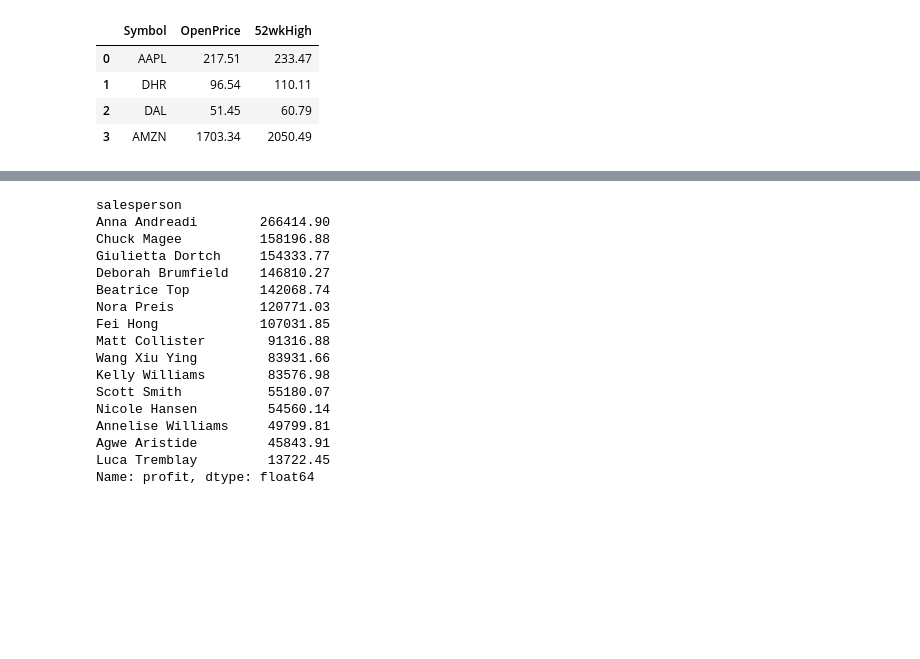
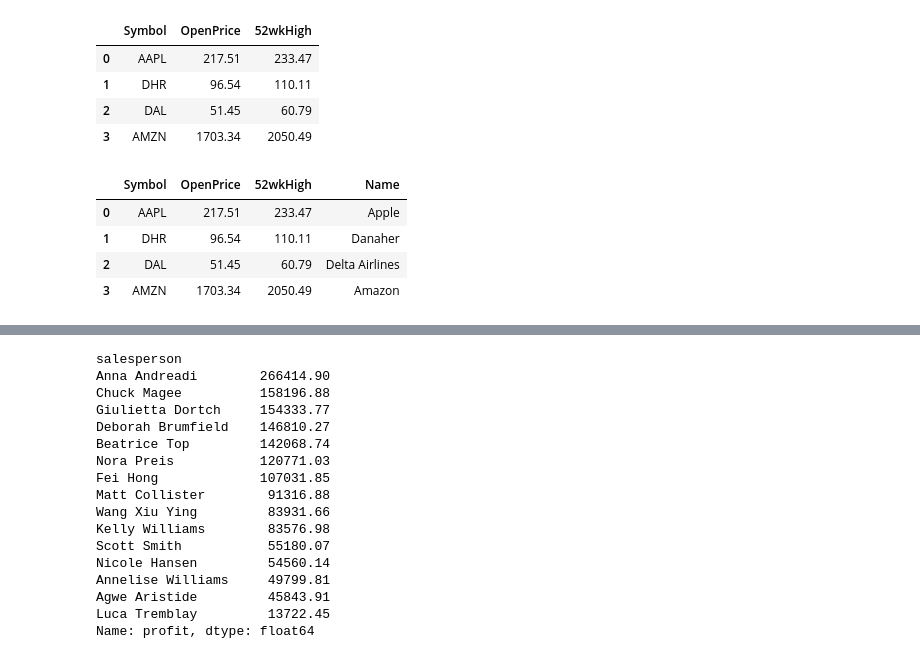
Before and after one commit to GanaElansary/labs_projects, a Jupyter notebook: labs/aggregate/Exercises/3.9.E1 Exercise-Aggregate-and-Combine-pandas-v2.ipynb, the cells around one changed output, grey strips where cells are left out. Saved outputs shown, nothing was run; the diff lists cells and outputs as text; code cells hidden in the pictures; blank space fills up the shorter version.

```diff
--- a/labs/aggregate/Exercises/3.9.E1 Exercise-Aggregate-and-Combine-pandas-v2.ipynb
+++ b/labs/aggregate/Exercises/3.9.E1 Exercise-Aggregate-and-Combine-pandas-v2.ipynb
@@ -83,10 +117,19 @@ combined.head()
 # %%
 # A. Join the stockname dataframe to our combined result and print the result
 stockname = pd.DataFrame({'Symbol': ['AMZN', 'DHR', 'DAL', 'AAPL'], 'Name': ['Amazon', 'Danaher', 'Delta Airlines', 'Apple']})
 # complete the below code:
-# combined=
+combined=pd.merge(left= combined,
+                    right= stockname,
+                    how="left",
+                    on="Symbol")
 
 
 combined.head()
+# %% [output]
+|  | Symbol | OpenPrice | 52wkHigh | Name |
+| 0 | AAPL | 217.51 | 233.47 | Apple |
+| 1 | DHR | 96.54 | 110.11 | Danaher |
+| 2 | DAL | 51.45 | 60.79 | Delta Airlines |
+| 3 | AMZN | 1703.34 | 2050.49 | Amazon |
 # %%
 # B. Use the following tables from Super Store
```
Also changed, not shown: parts of 8 cells of this notebook, 3 other files.
